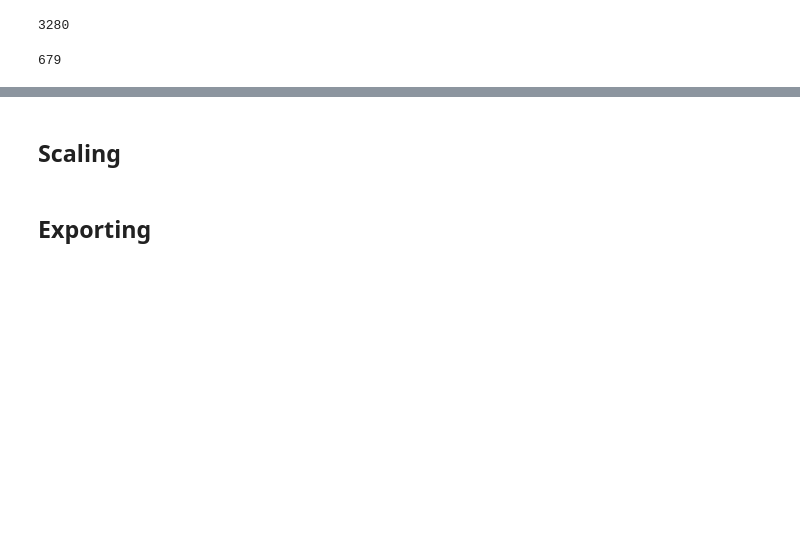
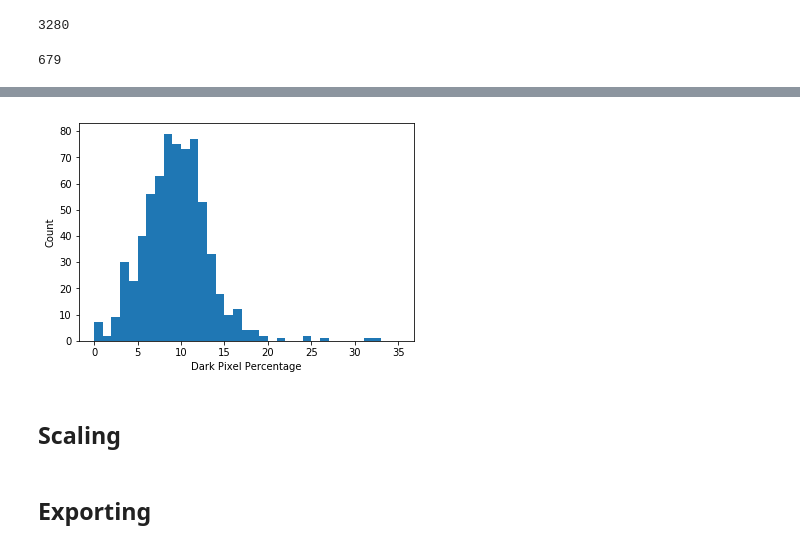
Before and after one commit to mrsohamsaha/JensenLab_Research, a Jupyter notebook: ColonyPicker/ColonyPicker.ipynb, the cells around one changed output, grey strips where cells are left out. Saved outputs shown, nothing was run; the diff lists cells and outputs as text; code cells hidden in the pictures; blank space fills up the shorter version.

```diff
--- a/ColonyPicker/ColonyPicker.ipynb
+++ b/ColonyPicker/ColonyPicker.ipynb
@@ -378,3 +416,10 @@ WhitePix: 0.1889168765743073 DarkPix: 3.4482758620689653
+# %%
+plt.hist(darkPixData,35,[0,35])
+plt.xlabel("Dark Pixel Percentage")
+plt.ylabel("Count")
+plt.show()
+# %% [output]
+[figure, added]
 # %% [markdown]
 ## Scaling
 # %%
```
Also changed, not shown: parts of 8 cells of this notebook, 3 other files.
